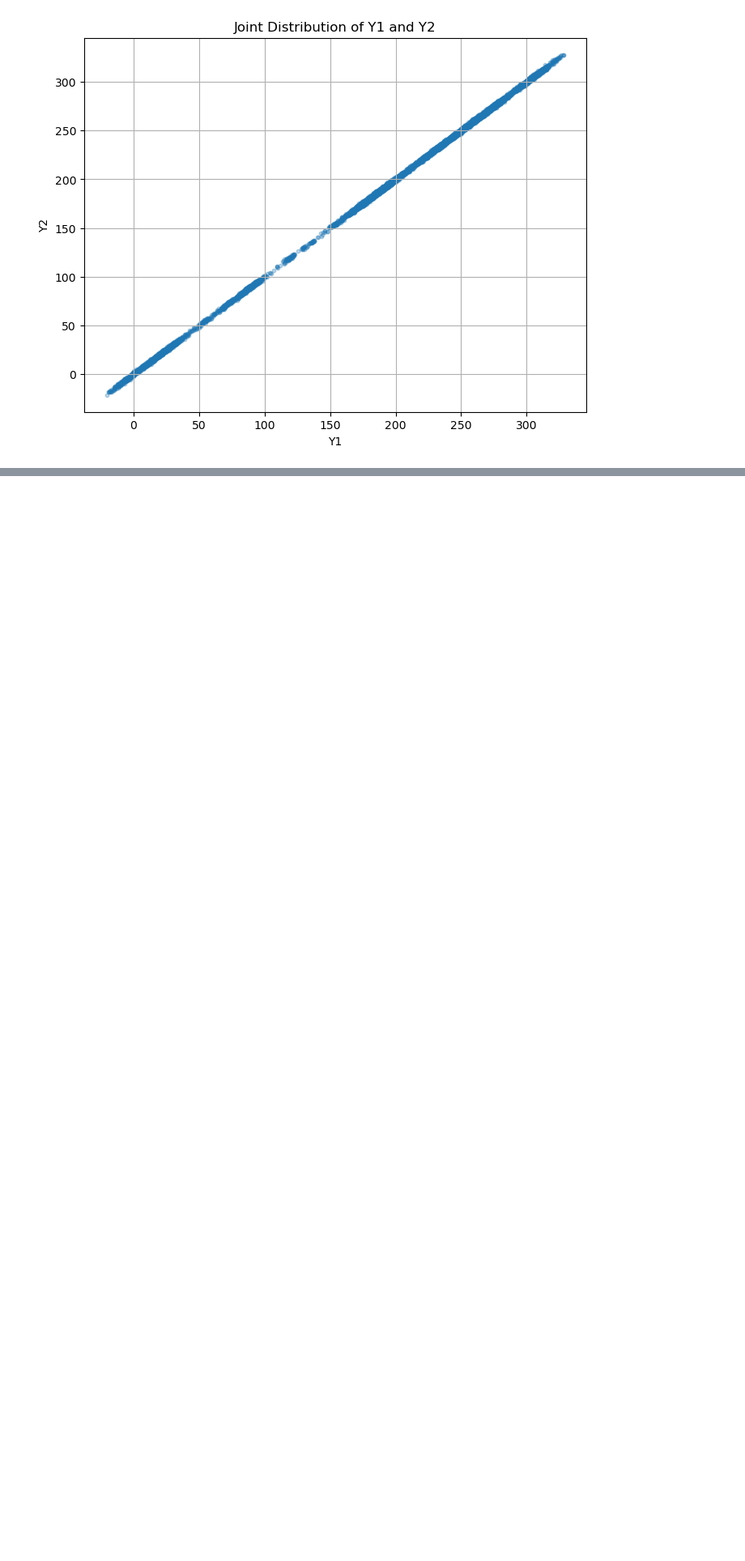
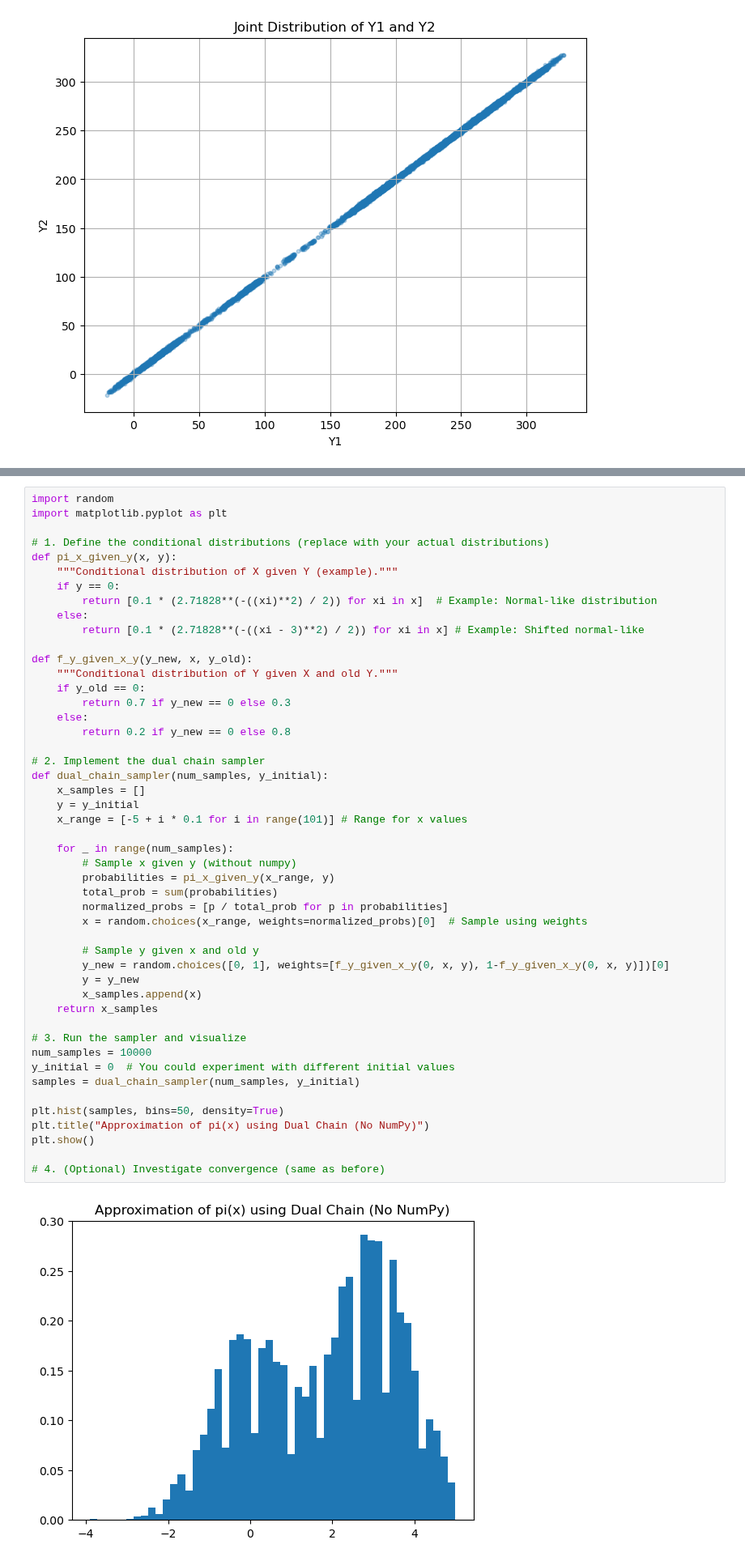
Before and after one commit to rocky115/DeepMythomatics, a Jupyter notebook: Vibrant_Chaotic_Intelligence/Chapter-9/Chapter-9_କୋଣାର୍କ_Gibbs_Sampling_3.ipynb, the cells around one changed output, grey strips where cells are left out. Shown at 81% size. Cells and saved outputs as stored; diff of their text form; blank space fills up the shorter version.

```diff
--- a/Vibrant_Chaotic_Intelligence/Chapter-9/Chapter-9_କୋଣାର୍କ_Gibbs_Sampling_3.ipynb
+++ b/Vibrant_Chaotic_Intelligence/Chapter-9/Chapter-9_କୋଣାର୍କ_Gibbs_Sampling_3.ipynb
@@ -271,0 +484,50 @@ plt.show()
+# %%
+import random
+import matplotlib.pyplot as plt
+
+# 1. Define the conditional distributions (replace with your actual distributions)
+def pi_x_given_y(x, y):
+    """Conditional distribution of X given Y (example)."""
+    if y == 0:
+        return [0.1 * (2.71828**(-((xi)**2) / 2)) for xi in x]  # Example: Normal-like distribution
+    else:
+        return [0.1 * (2.71828**(-((xi - 3)**2) / 2)) for xi in x] # Example: Shifted normal-like
+
+def f_y_given_x_y(y_new, x, y_old):
+    """Conditional distribution of Y given X and old Y."""
+    if y_old == 0:
+        return 0.7 if y_new == 0 else 0.3
+    else:
+        return 0.2 if y_new == 0 else 0.8
+
+# 2. Implement the dual chain sampler
+def dual_chain_sampler(num_samples, y_initial):
+    x_samples = []
+    y = y_initial
+    x_range = [-5 + i * 0.1 for i in range(101)] # Range for x values
+
+    for _ in range(num_samples):
+        # Sample x given y (without numpy)
+        probabilities = pi_x_given_y(x_range, y)
+        total_prob = sum(probabilities)
+        normalized_probs = [p / total_prob for p in probabilities]
+        x = random.choices(x_range, weights=normalized_probs)[0]  # Sample using weights
+
+        # Sample y given x and old y
+        y_new = random.choices([0, 1], weights=[f_y_given_x_y(0, x, y), 1-f_y_given_x_y(0, x, y)])[0]
+        y = y_new
+        x_samples.append(x)
+    return x_samples
+
+# 3. Run the sampler and visualize
+num_samples = 10000
+y_initial = 0  # You could experiment with different initial values
+samples = dual_chain_sampler(num_samples, y_initial)
+
+plt.hist(samples, bins=50, density=True)
+plt.title("Approximation of pi(x) using Dual Chain (No NumPy)")
+plt.show()
+
+# 4. (Optional) Investigate convergence (same as before)
+# %% [output]
+[figure, added]
```
Also changed, not shown: parts of 6 cells of this notebook, 2 other files.
